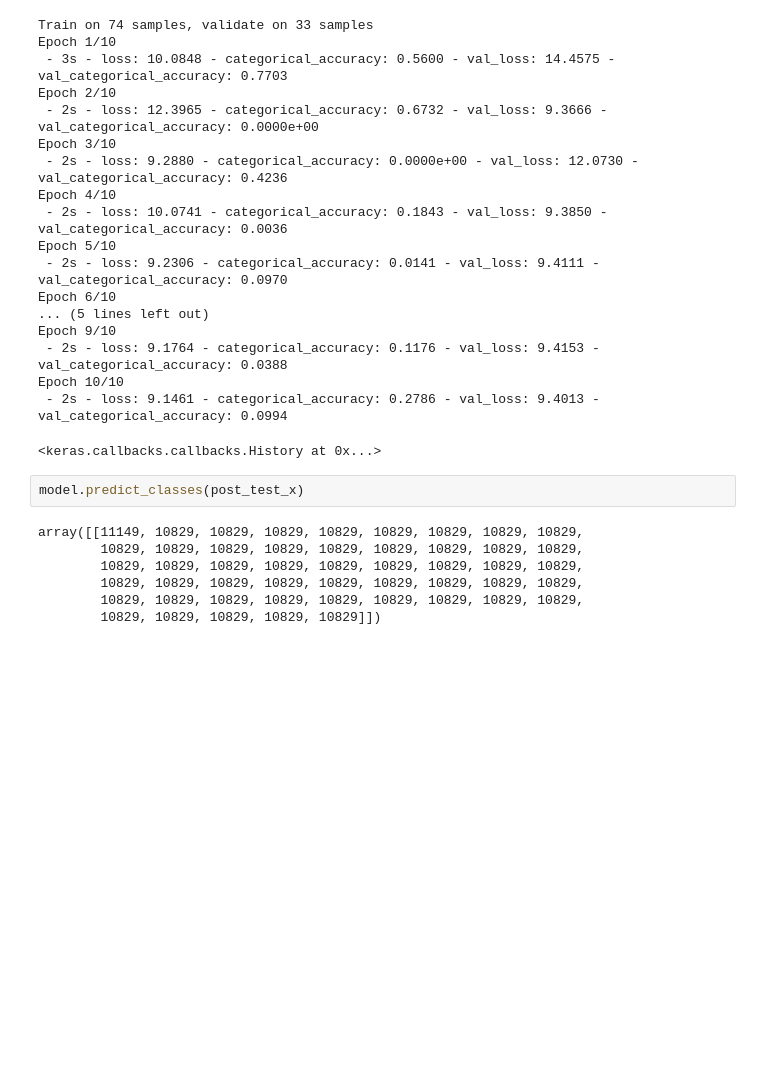
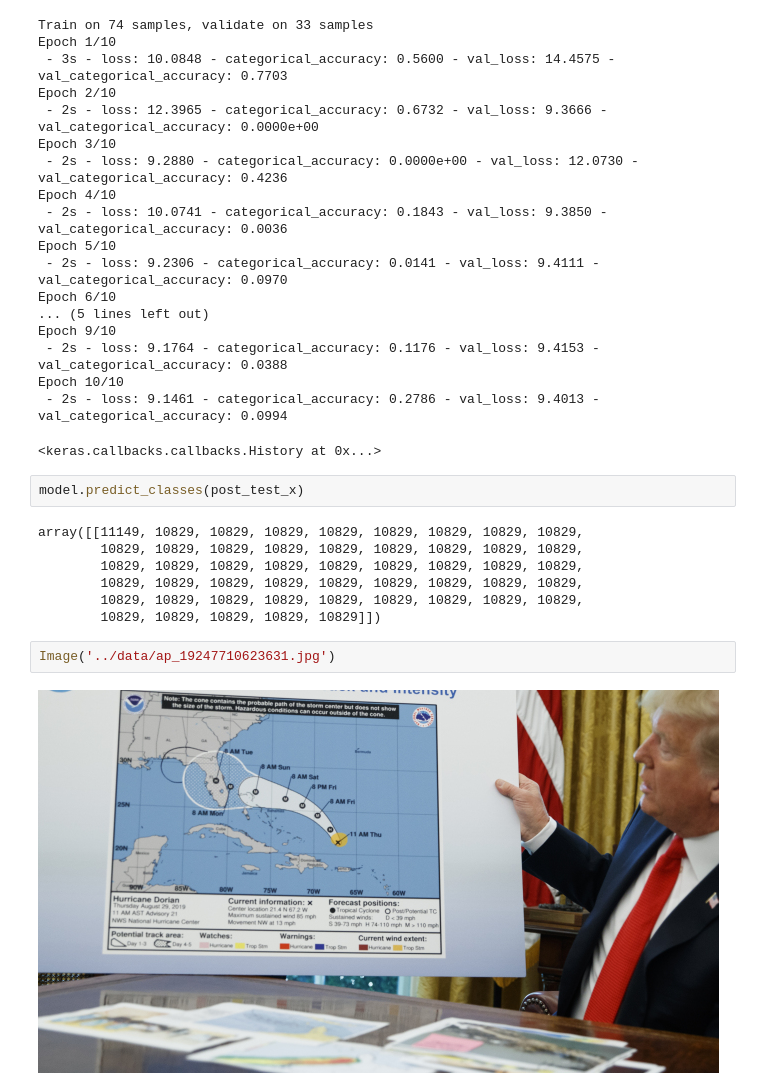
Before and after one commit to scottypate/spaceapps-scipy, a Jupyter notebook: notebooks/path_prediction.ipynb, the cells around one changed output. Saved outputs shown, nothing was run; the diff lists cells and outputs as text; blank space fills up the shorter version.

Commit message:
Add hurricane projection image

```diff
--- a/notebooks/path_prediction.ipynb
+++ b/notebooks/path_prediction.ipynb
@@ -179,3 +180,7 @@ array([[11149, 10829, 10829, 10829, 10829, 10829, 10829, 10829, 10829,
         10829, 10829, 10829, 10829, 10829, 10829, 10829, 10829, 10829,
         10829, 10829, 10829, 10829, 10829, 10829, 10829, 10829, 10829,
         10829, 10829, 10829, 10829, 10829]])
+# %%
+Image('../data/ap_19247710623631.jpg')
+# %% [output]
+[figure, added]
```
Also changed, not shown: parts of 1 cell of this notebook, 1 other file.
